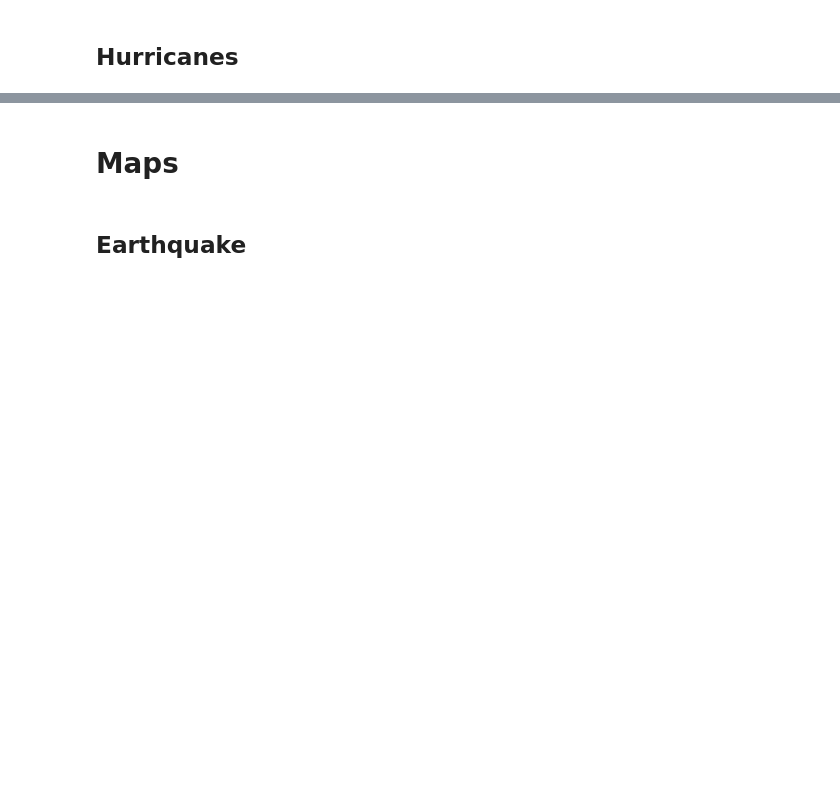
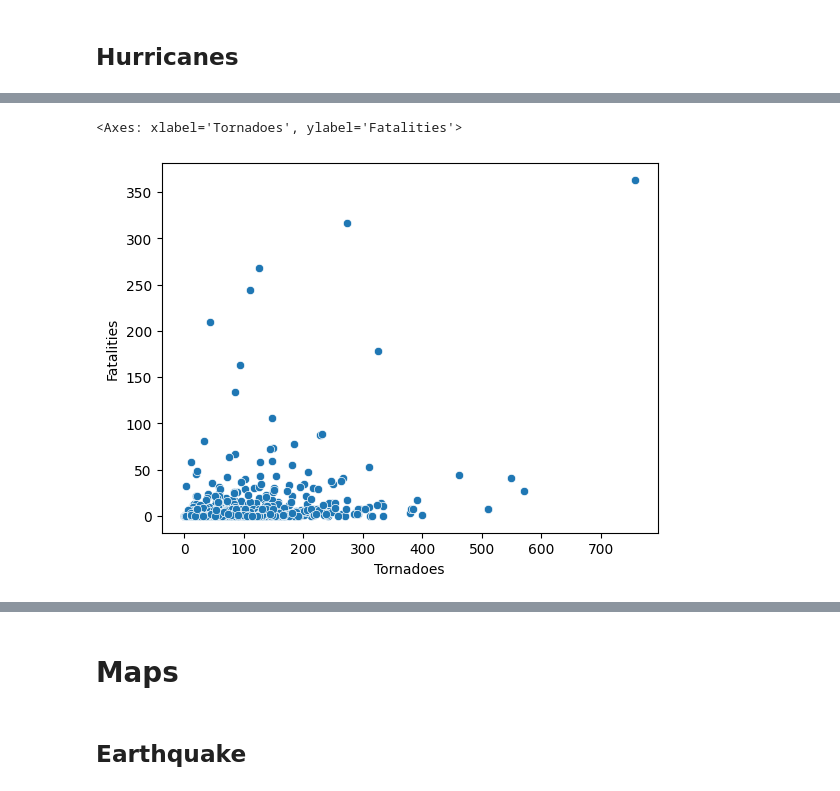
Before and after one commit to beaumartin25/cs5830_final_project, a Jupyter notebook: final_project.ipynb, the cells around one changed output, grey strips where cells are left out. Saved outputs shown, nothing was run; the diff lists cells and outputs as text; code cells hidden in the pictures; blank space fills up the shorter version.

Commit message:
Adding more plots

```diff
--- a/final_project.ipynb
+++ b/final_project.ipynb
@@ -73,4 +202,7 @@ display(hurricane_scatter_category) # This doesn't take into account the NA's
 # %%
 tornadoes = pd.read_csv("data/tornado.csv")
 tornadoes['Date'] = pd.to_datetime(tornadoes['Date'].astype(str), format='%Y%m').dt.to_period('M')
+tornadoes['Tornadoes'] = tornadoes['Tornadoes'].str.replace('*', '')
+tornadoes['Tornadoes'] = pd.to_numeric(tornadoes['Tornadoes'])
+tornadoes['Fatalities'] = pd.to_numeric(tornadoes['Fatalities'])
 display(tornadoes)
@@ -77,3 +223,9 @@ display(tornadoes)
+# %%
+tornadoes_scatter = sns.scatterplot(data=tornadoes, x='Tornadoes', y='Fatalities')
+display(tornadoes_scatter)
+# %% [output]
+<Axes: xlabel='Tornadoes', ylabel='Fatalities'>
+[figure, added]
 # %%
 new_tornadoes = pd.read_csv("data/1950-2023_actual_tornadoes.csv")
 new_tornadoes['Date'] = pd.to_datetime(new_tornadoes['date'], format="%Y-%m-%d").dt.to_period('M')
```
Also changed, not shown: parts of 23 cells of this notebook.
